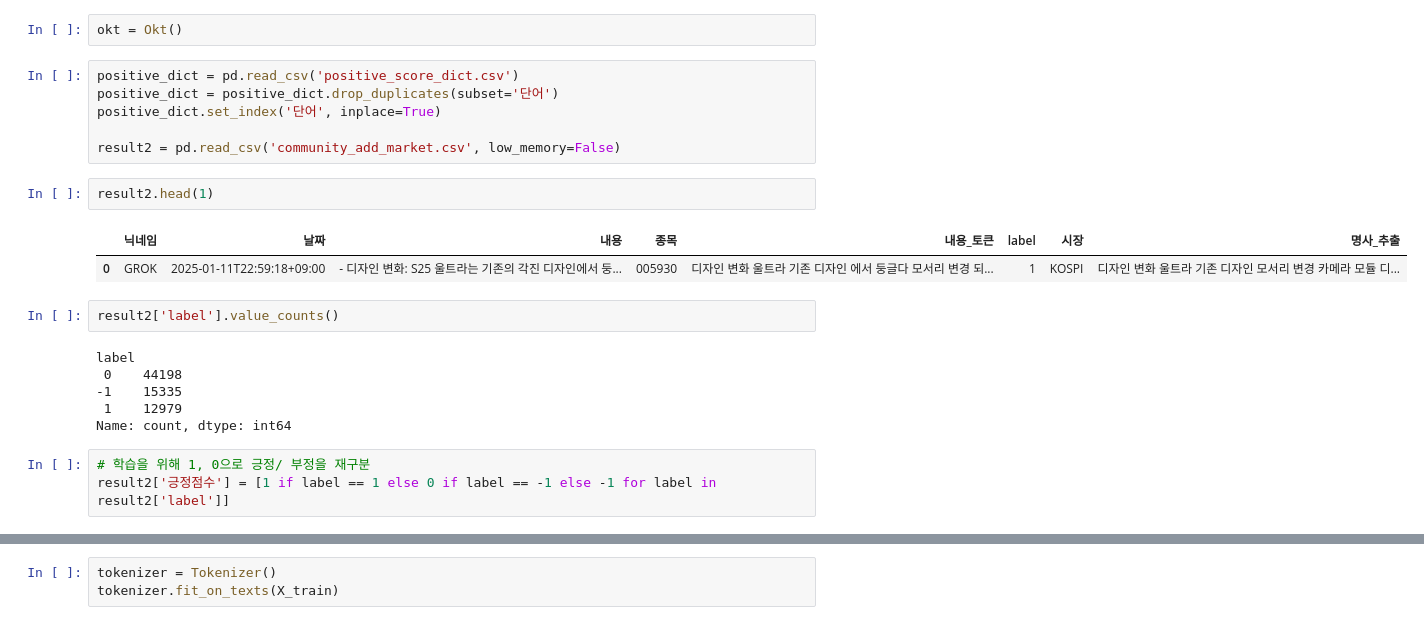
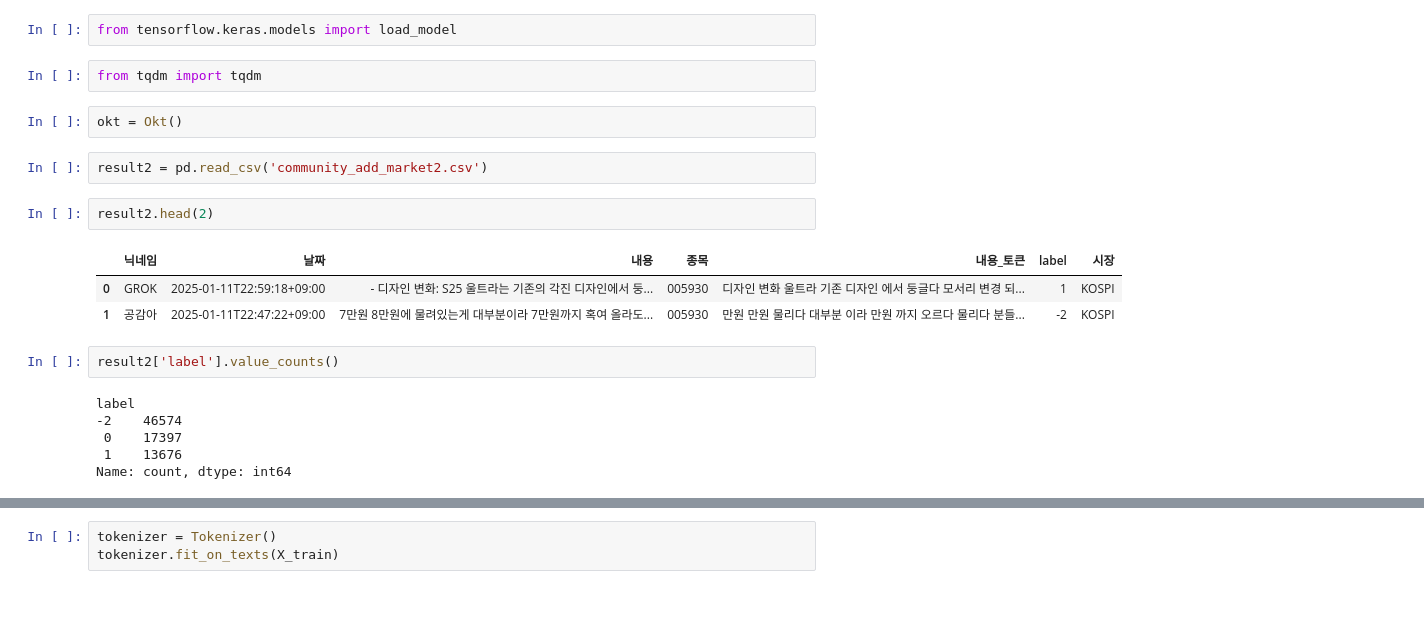
Before and after one commit to june2598/pythonstudy, a Jupyter notebook: project/community/모델학습.ipynb, the cells around one changed output, grey strips where cells are left out. Drawn from its saved outputs; the diff is of its cells as text.

```diff
--- a/project/community/모델학습.ipynb
+++ b/project/community/모델학습.ipynb
@@ -19,24 +22,22 @@ from tensorflow.keras.preprocessing.sequence import pad_sequences
+# %%
+from tensorflow.keras.models import load_model
+# %%
+from tqdm import tqdm
 # %%
 okt = Okt()
-# %%
-positive_dict = pd.read_csv('positive_score_dict.csv')
-positive_dict = positive_dict.drop_duplicates(subset='단어')
-positive_dict.set_index('단어', inplace=True)
-
-result2 = pd.read_csv('community_add_market.csv', low_memory=False)
+# %%
+result2 = pd.read_csv('community_add_market2.csv')
 # %%
-result2.head(1)
+result2.head(2)
 # %% [output]
-|  | 닉네임 | 날짜 | 내용 | 종목 | 내용_토큰 | label | 시장 | 명사_추출 |
-| 0 | GROK | 2025-01-11T22:59:18+09:00 | - 디자인 변화: S25 울트라는 기존의 각진 디자인에서 둥... | 005930 | 디자인 변화 울트라 기존 디자인 에서 둥글다 모서리 변경 되... | 1 | KOSPI | 디자인 변화 울트라 기존 디자인 모서리 변경 카메라 모듈 디... |
+|  | 닉네임 | 날짜 | 내용 | 종목 | 내용_토큰 | label | 시장 |
+| 0 | GROK | 2025-01-11T22:59:18+09:00 | - 디자인 변화: S25 울트라는 기존의 각진 디자인에서 둥... | 005930 | 디자인 변화 울트라 기존 디자인 에서 둥글다 모서리 변경 되... | 1 | KOSPI |
+| 1 | 공감아 | 2025-01-11T22:47:22+09:00 | 7만원 8만원에 물려있는게 대부분이라 7만원까지 혹여 올라도... | 005930 | 만원 만원 물리다 대부분 이라 만원 까지 오르다 물리다 분들... | -2 | KOSPI |
 # %%
 result2['label'].value_counts()
 # %% [output]
 label
- 0    44198
--1    15335
- 1    12979
+-2    46574
+ 0    17397
+ 1    13676
 Name: count, dtype: int64
-# %%
-# 학습을 위해 1, 0으로 긍정/ 부정을 재구분
-result2['긍정점수'] = [1 if label == 1 else 0 if label == -1 else -1 for label in result2['label']]
```
Also changed, not shown: parts of 92 cells of this notebook, 42 other files.
